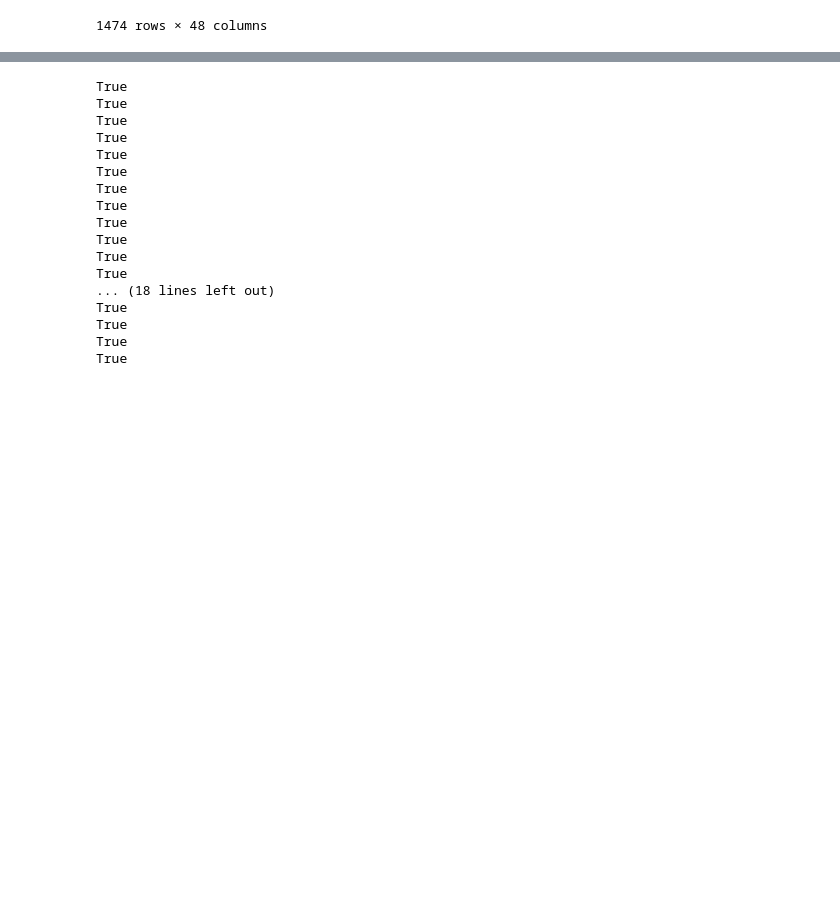
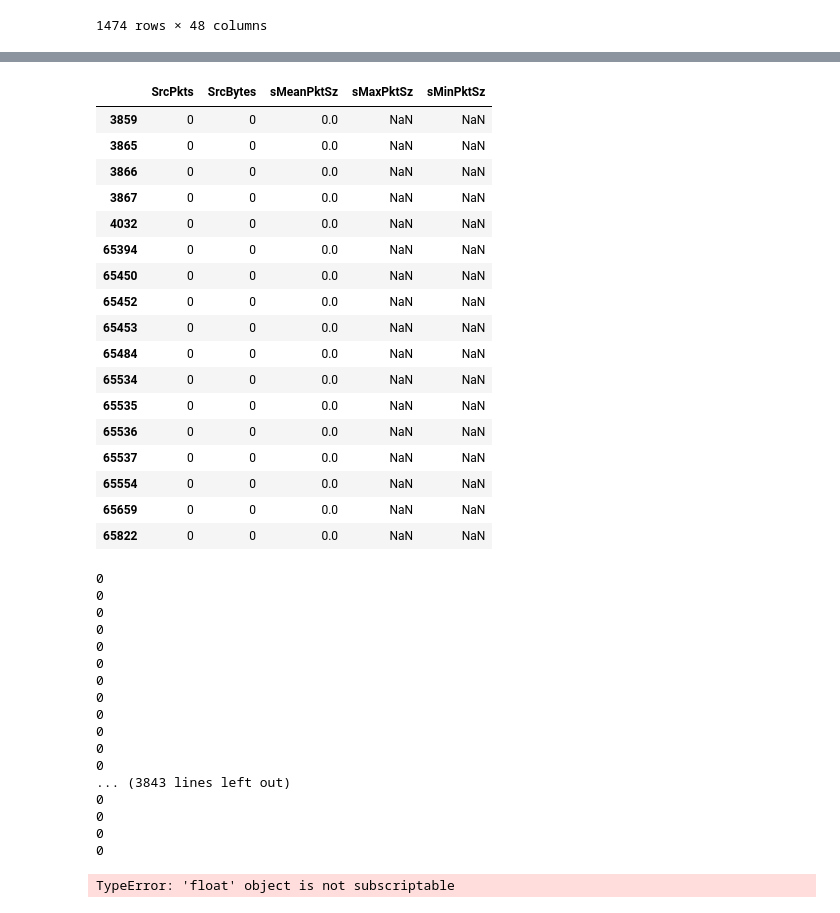
Before and after one commit to soyMA05/Clasiffication_TrafficSDN2, a Jupyter notebook: Fase2/preprocesamiento_limpieza.ipynb, the cells around one changed output, grey strips where cells are left out. Saved outputs shown, nothing was run; the diff lists cells and outputs as text; code cells hidden in the pictures; blank space fills up the shorter version.

```diff
--- a/Fase2/preprocesamiento_limpieza.ipynb
+++ b/Fase2/preprocesamiento_limpieza.ipynb
@@ -423,0 +428,22 @@ df_normal[(df_normal.dMaxPktSz.isna())]
+# %%
+df_normal.iloc[:,[14,17,41,43,45]][(df_normal['SrcPkts']==0) | (df_normal['SrcBytes']==0) | (df_normal['sMeanPktSz']==0.0) |
+(df_normal['sMaxPktSz']==0.0) | (df_normal['sMinPktSz']==0.0) ]
+# %% [output]
+|  | SrcPkts | SrcBytes | sMeanPktSz | sMaxPktSz | sMinPktSz |
+| 3859 | 0 | 0 | 0.0 | NaN | NaN |
+| 3865 | 0 | 0 | 0.0 | NaN | NaN |
+| 3866 | 0 | 0 | 0.0 | NaN | NaN |
+| 3867 | 0 | 0 | 0.0 | NaN | NaN |
+| 4032 | 0 | 0 | 0.0 | NaN | NaN |
+| 65394 | 0 | 0 | 0.0 | NaN | NaN |
+| 65450 | 0 | 0 | 0.0 | NaN | NaN |
+| 65452 | 0 | 0 | 0.0 | NaN | NaN |
+| 65453 | 0 | 0 | 0.0 | NaN | NaN |
+| 65484 | 0 | 0 | 0.0 | NaN | NaN |
+| 65534 | 0 | 0 | 0.0 | NaN | NaN |
+| 65535 | 0 | 0 | 0.0 | NaN | NaN |
+| 65536 | 0 | 0 | 0.0 | NaN | NaN |
+| 65537 | 0 | 0 | 0.0 | NaN | NaN |
+| 65554 | 0 | 0 | 0.0 | NaN | NaN |
+| 65659 | 0 | 0 | 0.0 | NaN | NaN |
+| 65822 | 0 | 0 | 0.0 | NaN | NaN |
@@ -424,24 +456,29 @@ df_normal[(df_normal.dMaxPktSz.isna())]
 # %%
 """comprobar si todas las filas tienen el mismo valor del primero"""
 for fila in df_normal.iloc[:,[14,17]].values:
+    contador = 0
     for col in range(2):
         if fila[0]==0 and fila[col]==0:
-            for meanpktz in df_normal.iloc[:,[41]]
+            for meanpktz in df_normal.iloc[:,41]:
+                if meanpktz[0] == float(0.0):
+                    contador+=1
+    print(contador)
 # %% [output]
-True
-True
-True
-True
-True
-True
-True
-True
-True
-True
-True
-True
-... (18 lines left out)
-True
-True
-True
-True
+0
+0
+0
+0
+0
+0
+0
+0
+0
+0
+0
+0
+... (3843 lines left out)
+0
+0
+0
+0
+TypeError: 'float' object is not subscriptable
```
Also changed, not shown: parts of 6 cells of this notebook.
